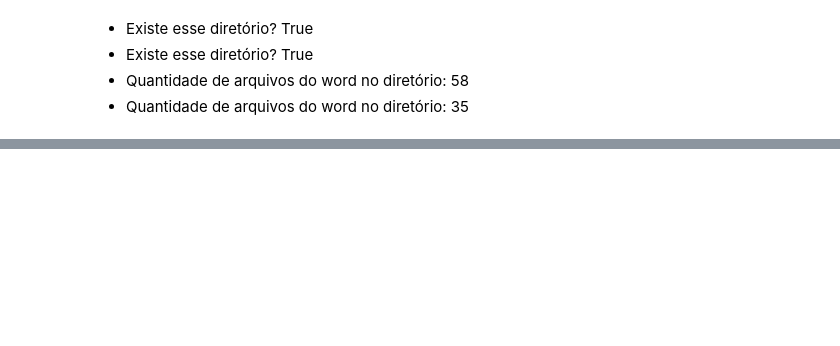
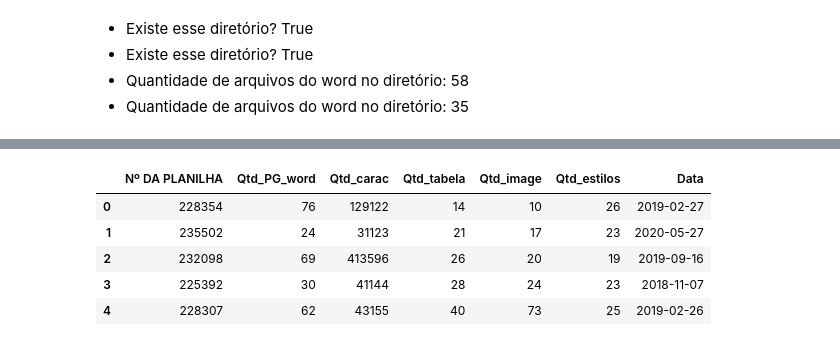
Before and after one commit to WalnerPessoa/Fluxo_Editorial, a Jupyter notebook: testes/make_table.ipynb, the cells around one changed output, grey strips where cells are left out. Saved outputs shown, nothing was run; the diff lists cells and outputs as text; code cells hidden in the pictures; blank space fills up the shorter version.

```diff
--- a/testes/make_table.ipynb
+++ b/testes/make_table.ipynb
@@ -119,8 +108,15 @@ df[df['Nº DA PLANILHA'].isnull()]
 # %%
 # converter veriável de retorno do método para Dataframe
 #df = pd.DataFrame(var,columns=['Nº DA PLANILHA',"Qtd_carac","Qtd_tabela","Qtd_image","Data"])
-df = pd.DataFrame(var,columns=['Nº DA PLANILHA',"Qtd_carac","Qtd_tabela","Qtd_image","Qtd_estilos", "Data"])
+df = pd.DataFrame(var,columns=['Nº DA PLANILHA',"Qtd_PG_word","Qtd_carac","Qtd_tabela","Qtd_image","Qtd_estilos", "Data"])
 
 df.head()
+# %% [output]
+|  | Nº DA PLANILHA | Qtd_PG_word | Qtd_carac | Qtd_tabela | Qtd_image | Qtd_estilos | Data |
+| 0 | 228354 | 76 | 129122 | 14 | 10 | 26 | 2019-02-27 |
+| 1 | 235502 | 24 | 31123 | 21 | 17 | 23 | 2020-05-27 |
+| 2 | 232098 | 69 | 413596 | 26 | 20 | 19 | 2019-09-16 |
+| 3 | 225392 | 30 | 41144 | 28 | 24 | 23 | 2018-11-07 |
+| 4 | 228307 | 62 | 43155 | 40 | 73 | 25 | 2019-02-26 |
 # %%
 df
```
Also changed, not shown: parts of 49 cells of this notebook, 4 other files.
